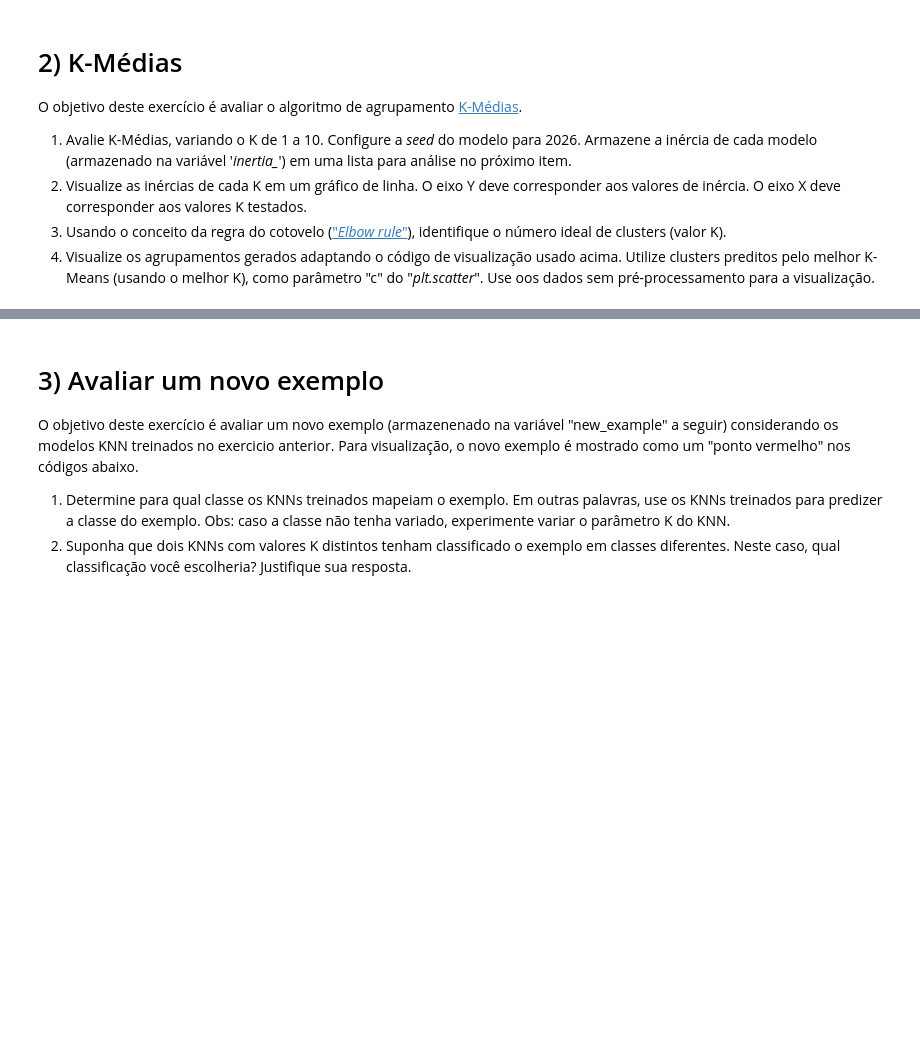
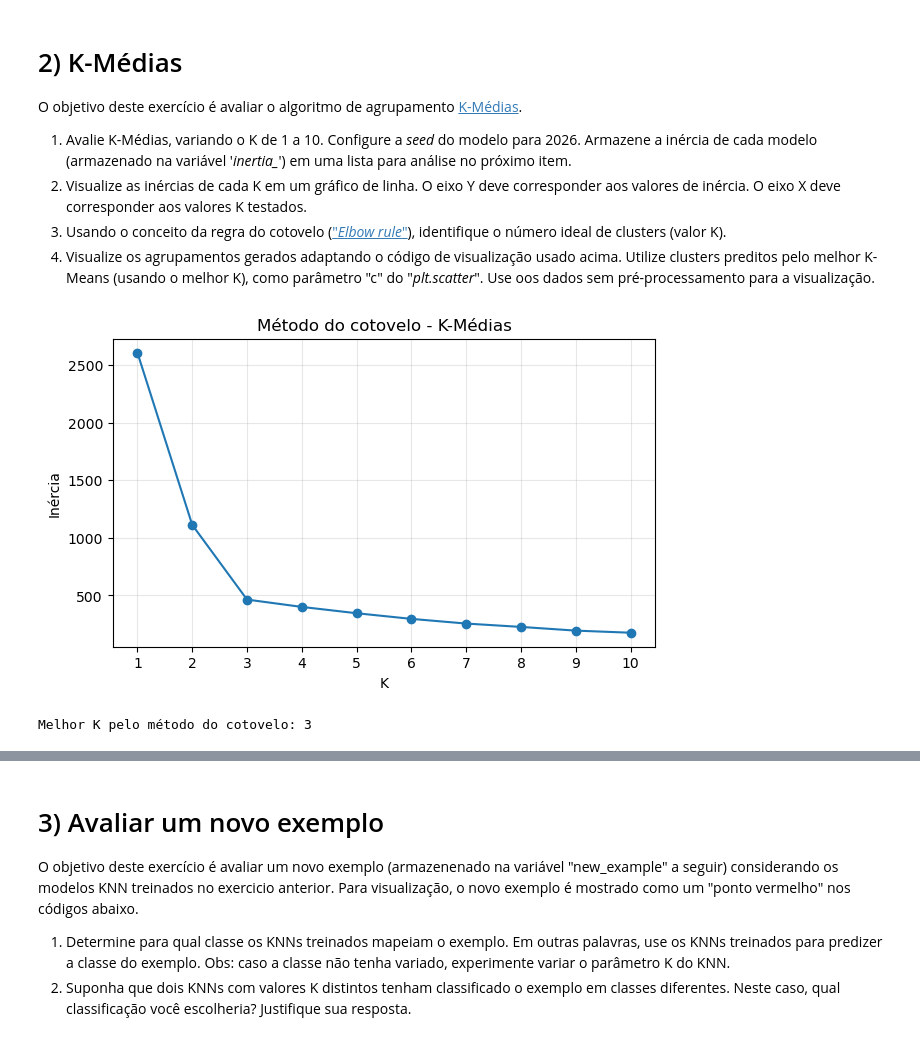
Before and after one commit to arthuraraujo2305/AM-USP, a Jupyter notebook: Tarefa 5/Exercicio5_enunciados.ipynb, the cells around one changed output, grey strips where cells are left out. Saved outputs shown, nothing was run; the diff lists cells and outputs as text; code cells hidden in the pictures; blank space fills up the shorter version.

```diff
--- a/Tarefa 5/Exercicio5_enunciados.ipynb
+++ b/Tarefa 5/Exercicio5_enunciados.ipynb
@@ -27,5 +34,7 @@ Dando prosseguimento para os exercícios, agora iremos avaliar o modelo [KNN](ht
 1) Divida o "X" e "y" sintéticos gerados anteriormente em treino e teste. Utilize 20% dos dados para teste, uma divisão estratificada e a *seed* 2026 para gerar os conjuntos.
 3) Seguindo a linha de exercícios das semanas anteriores, avalie três variações do KNN com parâmetros diferentes. Armazene os modelos treinados pois eles serão utilizados no próximo exercício. Como métricas, utilize acurácia, precisão e revocação.
 # %%
-from sklearn.neighbors import KNeighborsClassifier
-from sklearn.model_selection import train_test_split
+# Divisão treino/teste (20% teste), estratificada e com seed 2026
+X_train, X_test, y_train, y_test = train_test_split(
+    X, y, test_size=0.2, stratify=y, random_state=2026
+)
@@ -39,4 +86,48 @@ O objetivo deste exercício é avaliar o algoritmo de agrupamento [K-Médias](ht
 3) Usando o conceito da regra do cotovelo (["*Elbow rule*"](https://www.geeksforgeeks.org/machine-learning/elbow-method-for-optimal-value-of-k-in-kmeans/)), identifique o número ideal de clusters (valor K).
 4) Visualize os agrupamentos gerados adaptando o código de visualização usado acima. Utilize clusters preditos pelo melhor K-Means (usando o melhor K), como parâmetro "c" do "*plt.scatter*". Use oos dados sem pré-processamento para a visualização.
 # %%
-from sklearn.cluster import KMeans
+# Treinando K-Médias para K de 1 a 10 e armazenando inércias
+k_values = list(range(1, 11))
+inertias = []
+kmeans_models = {}
+
+for k in k_values:
+    kmeans = KMeans(n_clusters=k, random_state=2026, n_init=10)
+    kmeans.fit(X)
+    inertias.append(kmeans.inertia_)
+    kmeans_models[k] = kmeans
+# %%
+# Gráfico de linha das inércias
+plt.figure(figsize=(7, 4))
+plt.plot(k_values, inertias, marker="o")
+plt.xticks(k_values)
+plt.xlabel("K")
+plt.ylabel("Inércia")
+plt.title("Método do cotovelo - K-Médias")
+plt.grid(alpha=0.3)
+plt.show()
+
+# Identificação automática do cotovelo (maior distância à reta entre os extremos)
+p1 = np.array([k_values[0], inertias[0]], dtype=float)
+p2 = np.array([k_values[-1], inertias[-1]], dtype=float)
+line_vec = p2 - p1
+line_norm = np.linalg.norm(line_vec)
+
+distancias = []
+for k, inertia in zip(k_values, inertias):
+    p = np.array([k, inertia], dtype=float)
+    if line_norm == 0:
+        dist = 0.0
+    else:
+        det = line_vec[0] * (p[1] - p1[1]) - line_vec[1] * (p[0] - p1[0])
+        dist = np.abs(det) / line_norm
+    distancias.append(dist)
+
+best_k = k_values[int(np.argmax(distancias))]
+best_kmeans = kmeans_models[best_k]
+clusters_pred = best_kmeans.labels_
+
+print(f"Melhor K pelo método do cotovelo: {best_k}")
+# %% [output]
+[figure, added]
+Melhor K pelo método do cotovelo: 3
```
Also changed, not shown: parts of 9 cells of this notebook.
